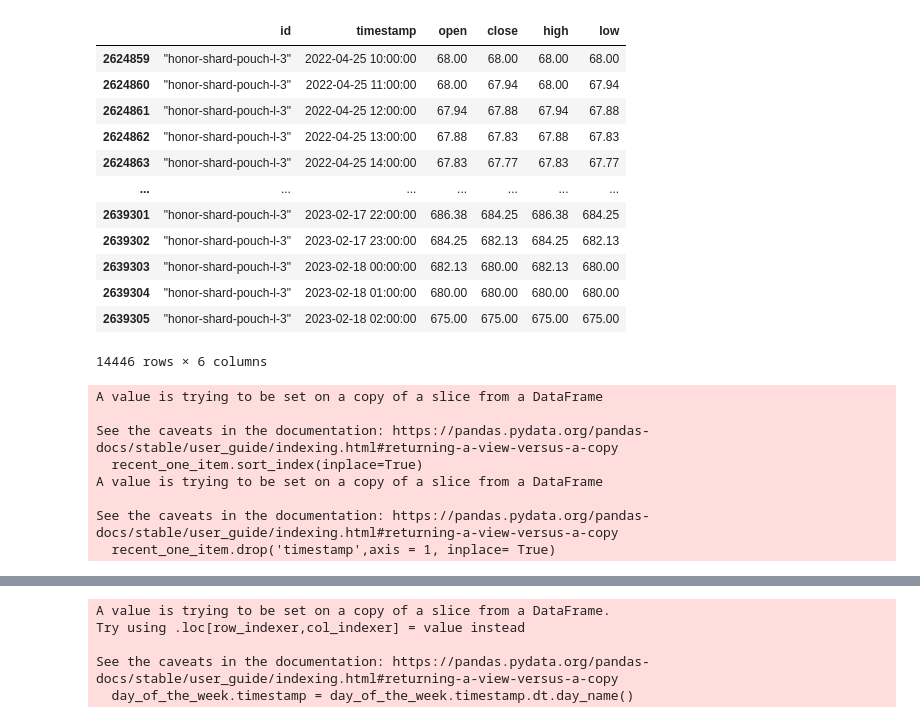
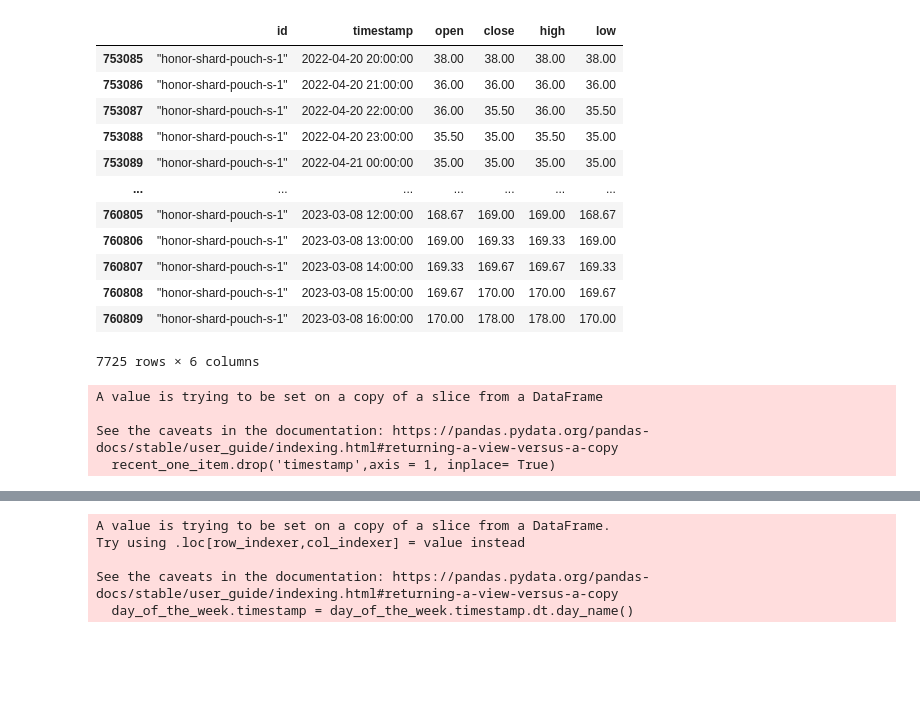
Before and after one commit to FunFighter/lost-ark-market-analysis, a Jupyter notebook: weeklytrend.ipynb, the cells around one changed output, grey strips where cells are left out. Saved outputs shown, nothing was run; the diff lists cells and outputs as text; code cells hidden in the pictures; blank space fills up the shorter version.

```diff
--- a/weeklytrend.ipynb
+++ b/weeklytrend.ipynb
@@ -17,6 +17,9 @@ from statsmodels.tsa.ar_model import AutoReg
 # %%
 import time
 def create_item_ids_csv():
+    '''
+    This gets the list of the current active items and their item ID and returns it as a list.
+    '''
     list_url = "https://www.lostarkmarket.online/api/export-market-live/North America East?categories=Gem Chest,Mount,Currency Exchange,Skin,Cooking?format=csv"
     res = requests.get(list_url)
     time.sleep(5)
@@ -37,3 +40,7 @@ def create_item_ids_csv():
     return item_ids
 # %%
 item_ids = create_item_ids_csv()
+# %%
+for x in item_ids:
+    if 'shard' in x:
+        print(x)
@@ -93,5 +133,5 @@ BAD URL FOUND: https://www.lostarkmarket.online/api/export-item-history/North Am
 # %%
-url = 'https://www.lostarkmarket.online/api/export-item-history/North America East/fish-0?format=csv'
+url = 'https://www.lostarkmarket.online/api/export-item-history/North America East/honor-shard-pouch-l-3?format=csv'
 res = requests.get(url)
 for x in res.text.split('\n'):
     x = x.split(',')
@@ -127,23 +167,24 @@ df.to_csv('clean_raw_timestamp.csv')
 df['timestamp'] = pd.to_datetime(df['timestamp'].astype('int64'),unit='ms')
 df.to_csv('clean_db.csv')
 # %%
-df[df['id']=='"honor-shard-pouch-l-3"']
+one_item = '"honor-shard-pouch-s-1"'
+df[df['id']==one_item]
 # %% [output]
 |  | id | timestamp | open | close | high | low |
-| 2624859 | "honor-shard-pouch-l-3" | 2022-04-25 10:00:00 | 68.00 | 68.00 | 68.00 | 68.00 |
-| 2624860 | "honor-shard-pouch-l-3" | 2022-04-25 11:00:00 | 68.00 | 67.94 | 68.00 | 67.94 |
-| 2624861 | "honor-shard-pouch-l-3" | 2022-04-25 12:00:00 | 67.94 | 67.88 | 67.94 | 67.88 |
-| 2624862 | "honor-shard-pouch-l-3" | 2022-04-25 13:00:00 | 67.88 | 67.83 | 67.88 | 67.83 |
-| 2624863 | "honor-shard-pouch-l-3" | 2022-04-25 14:00:00 | 67.83 | 67.77 | 67.83 | 67.77 |
+| 753085 | "honor-shard-pouch-s-1" | 2022-04-20 20:00:00 | 38.00 | 38.00 | 38.00 | 38.00 |
+| 753086 | "honor-shard-pouch-s-1" | 2022-04-20 21:00:00 | 36.00 | 36.00 | 36.00 | 36.00 |
+| 753087 | "honor-shard-pouch-s-1" | 2022-04-20 22:00:00 | 36.00 | 35.50 | 36.00 | 35.50 |
+| 753088 | "honor-shard-pouch-s-1" | 2022-04-20 23:00:00 | 35.50 | 35.00 | 35.50 | 35.00 |
+| 753089 | "honor-shard-pouch-s-1" | 2022-04-21 00:00:00 | 35.00 | 35.00 | 35.00 | 35.00 |
 | ... | ... | ... | ... | ... | ... | ... |
-| 2639301 | "honor-shard-pouch-l-3" | 2023-02-17 22:00:00 | 686.38 | 684.25 | 686.38 | 684.25 |
-| 2639302 | "honor-shard-pouch-l-3" | 2023-02-17 23:00:00 | 684.25 | 682.13 | 684.25 | 682.13 |
-| 2639303 | "honor-shard-pouch-l-3" | 2023-02-18 00:00:00 | 682.13 | 680.00 | 682.13 | 680.00 |
-| 2639304 | "honor-shard-pouch-l-3" | 2023-02-18 01:00:00 | 680.00 | 680.00 | 680.00 | 680.00 |
-| 2639305 | "honor-shard-pouch-l-3" | 2023-02-18 02:00:00 | 675.00 | 675.00 | 675.00 | 675.00 |
+| 760805 | "honor-shard-pouch-s-1" | 2023-03-08 12:00:00 | 168.67 | 169.00 | 169.00 | 168.67 |
+| 760806 | "honor-shard-pouch-s-1" | 2023-03-08 13:00:00 | 169.00 | 169.33 | 169.33 | 169.00 |
+| 760807 | "honor-shard-pouch-s-1" | 2023-03-08 14:00:00 | 169.33 | 169.67 | 169.67 | 169.33 |
+| 760808 | "honor-shard-pouch-s-1" | 2023-03-08 15:00:00 | 169.67 | 170.00 | 170.00 | 169.67 |
+| 760809 | "honor-shard-pouch-s-1" | 2023-03-08 16:00:00 | 170.00 | 178.00 | 178.00 | 170.00 |
-14446 rows × 6 columns
+7725 rows × 6 columns
 # %%
-one_item_parse = df[df['id']=='"fish-0"']
+one_item_parse = df[df['id']==one_item]
 # get the last two months of data.
 recent_one_item = one_item_parse[one_item_parse.timestamp > datetime.now() - relativedelta(months=1)]
 
@@ -157,10 +198,6 @@ from scipy import stats
 recent_one_item = recent_one_item[(np.abs(stats.zscore(recent_one_item.close)) < 2.65)]
 recent_one_item = recent_one_item[stats.zscore(recent_one_item.close) > -1]
 # %% [output]
-A value is trying to be set on a copy of a slice from a DataFrame
-
-See the caveats in the documentation: https://pandas.pydata.org/pandas-docs/stable/user_guide/indexing.html#returning-a-view-versus-a-copy
-  recent_one_item.sort_index(inplace=True)
 A value is trying to be set on a copy of a slice from a DataFrame
 
 See the caveats in the documentation: https://pandas.pydata.org/pandas-docs/stable/user_guide/indexing.html#returning-a-view-versus-a-copy
```
Also changed, not shown: parts of 29 cells of this notebook.
